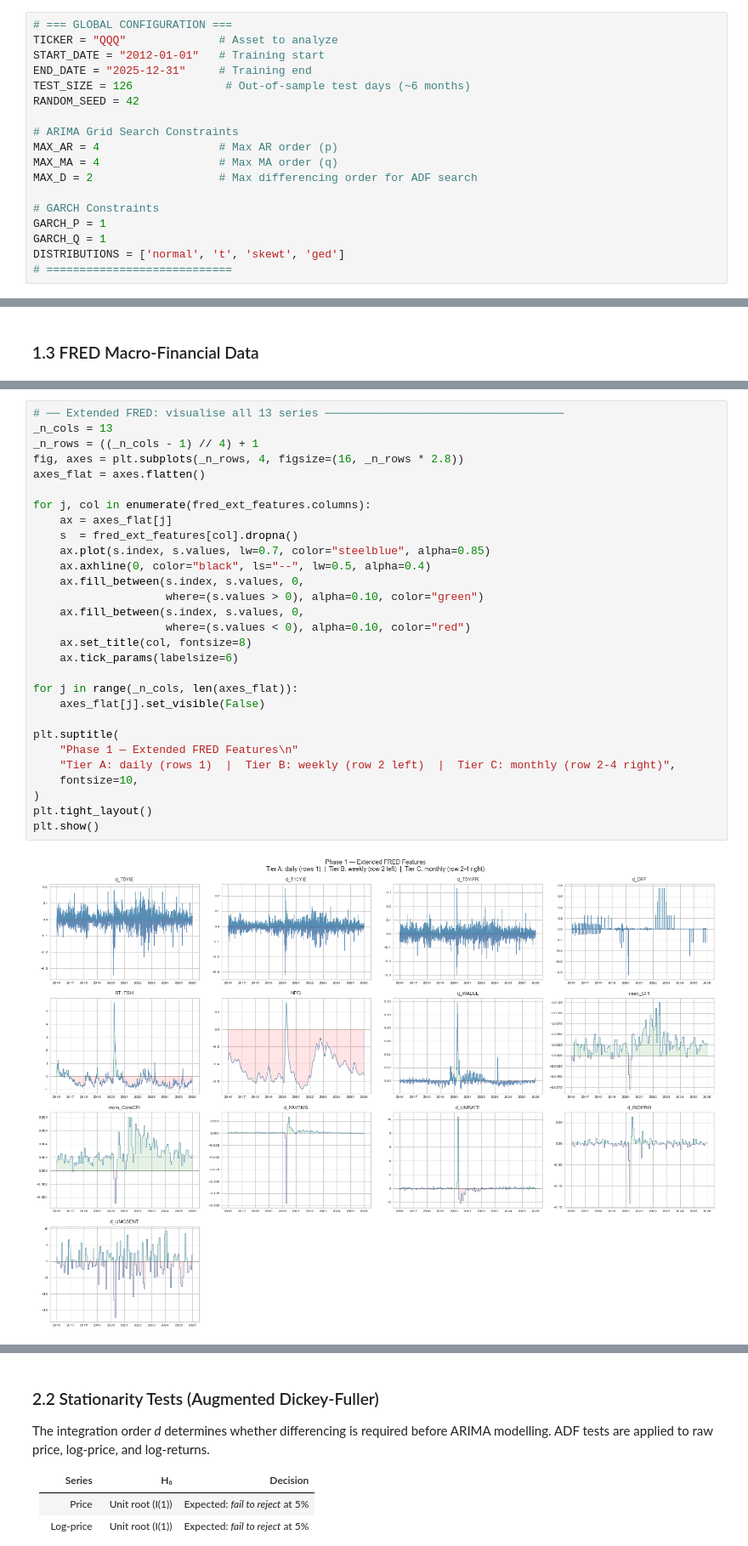
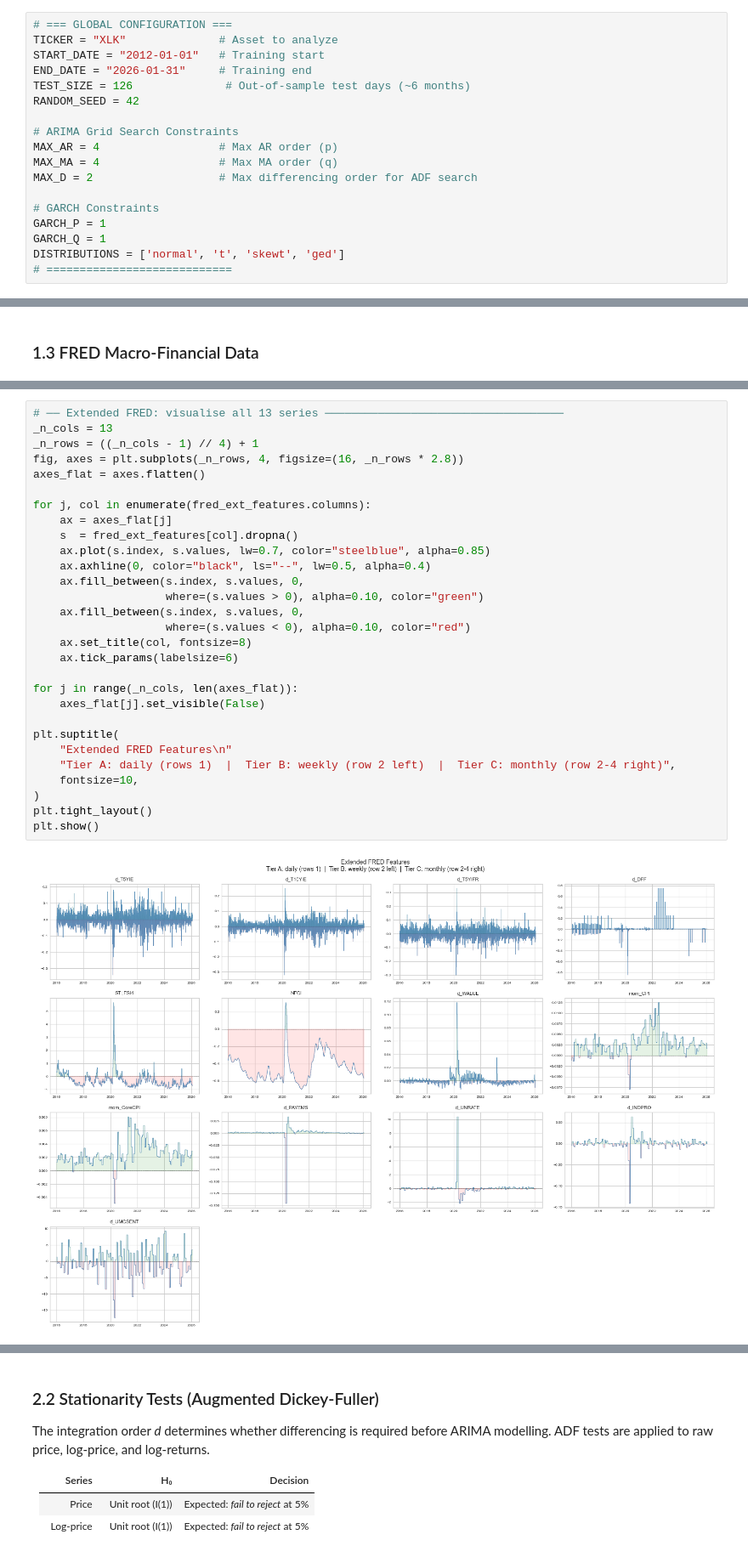
Before and after one commit to ZimoSyndrome/MMForecasting, a Jupyter notebook: notebooks/forecasting_analysis.ipynb, the cells around one changed output, grey strips where cells are left out. Shown at 85% size. Cells and saved outputs as stored; diff of their text form.

```diff
--- a/notebooks/forecasting_analysis.ipynb
+++ b/notebooks/forecasting_analysis.ipynb
@@ -55,9 +55,9 @@
 ## 0. Setup & Configuration
 # %%
 # === GLOBAL CONFIGURATION ===
-TICKER = "QQQ"              # Asset to analyze
+TICKER = "XLK"              # Asset to analyze
 START_DATE = "2012-01-01"   # Training start
-END_DATE = "2025-12-31"     # Training end
+END_DATE = "2026-01-31"     # Training end
 TEST_SIZE = 126              # Out-of-sample test days (~6 months)
 RANDOM_SEED = 42
 
@@ -380,32 +377,32 @@ FRED EXTENDED BLOCK — CONFIGURATION LOG
 # %%
 # ── Extended FRED: visualise all 13 series ────────────────────────────────────
 _n_cols = 13
 _n_rows = ((_n_cols - 1) // 4) + 1
 fig, axes = plt.subplots(_n_rows, 4, figsize=(16, _n_rows * 2.8))
 axes_flat = axes.flatten()
 
 for j, col in enumerate(fred_ext_features.columns):
     ax = axes_flat[j]
     s  = fred_ext_features[col].dropna()
     ax.plot(s.index, s.values, lw=0.7, color="steelblue", alpha=0.85)
     ax.axhline(0, color="black", ls="--", lw=0.5, alpha=0.4)
     ax.fill_between(s.index, s.values, 0,
                     where=(s.values > 0), alpha=0.10, color="green")
     ax.fill_between(s.index, s.values, 0,
                     where=(s.values < 0), alpha=0.10, color="red")
     ax.set_title(col, fontsize=8)
     ax.tick_params(labelsize=6)
 
 for j in range(_n_cols, len(axes_flat)):
     axes_flat[j].set_visible(False)
 
 plt.suptitle(
-    "Phase 1 — Extended FRED Features\n"
+    "Extended FRED Features\n"
     "Tier A: daily (rows 1)  |  Tier B: weekly (row 2 left)  |  Tier C: monthly (row 2-4 right)",
     fontsize=10,
 )
 plt.tight_layout()
 plt.show()
 # %% [output]
-[figure, old version]
+[figure, new version]
 # %%
```
Also changed, not shown: parts of 110 cells of this notebook, 10 other files.
